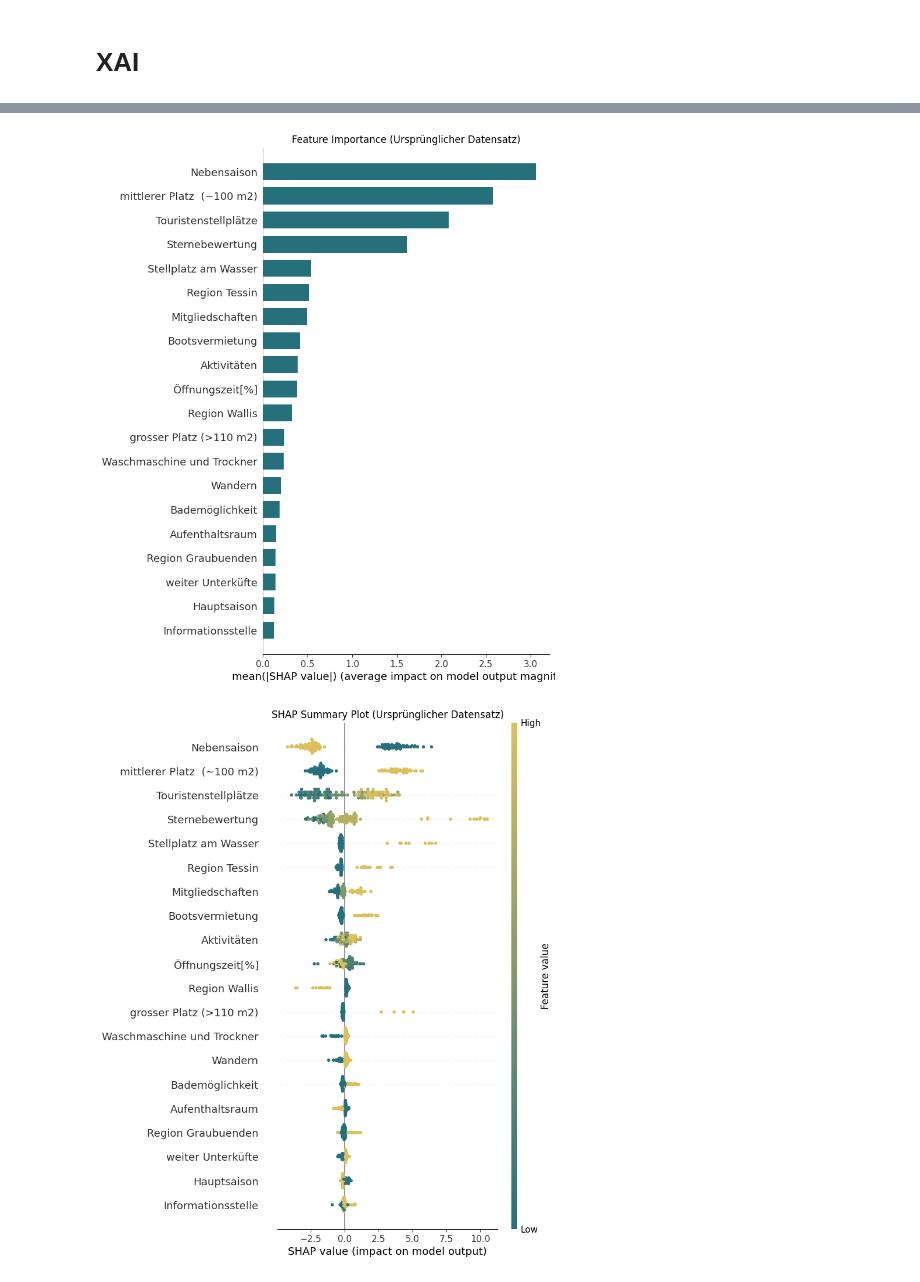
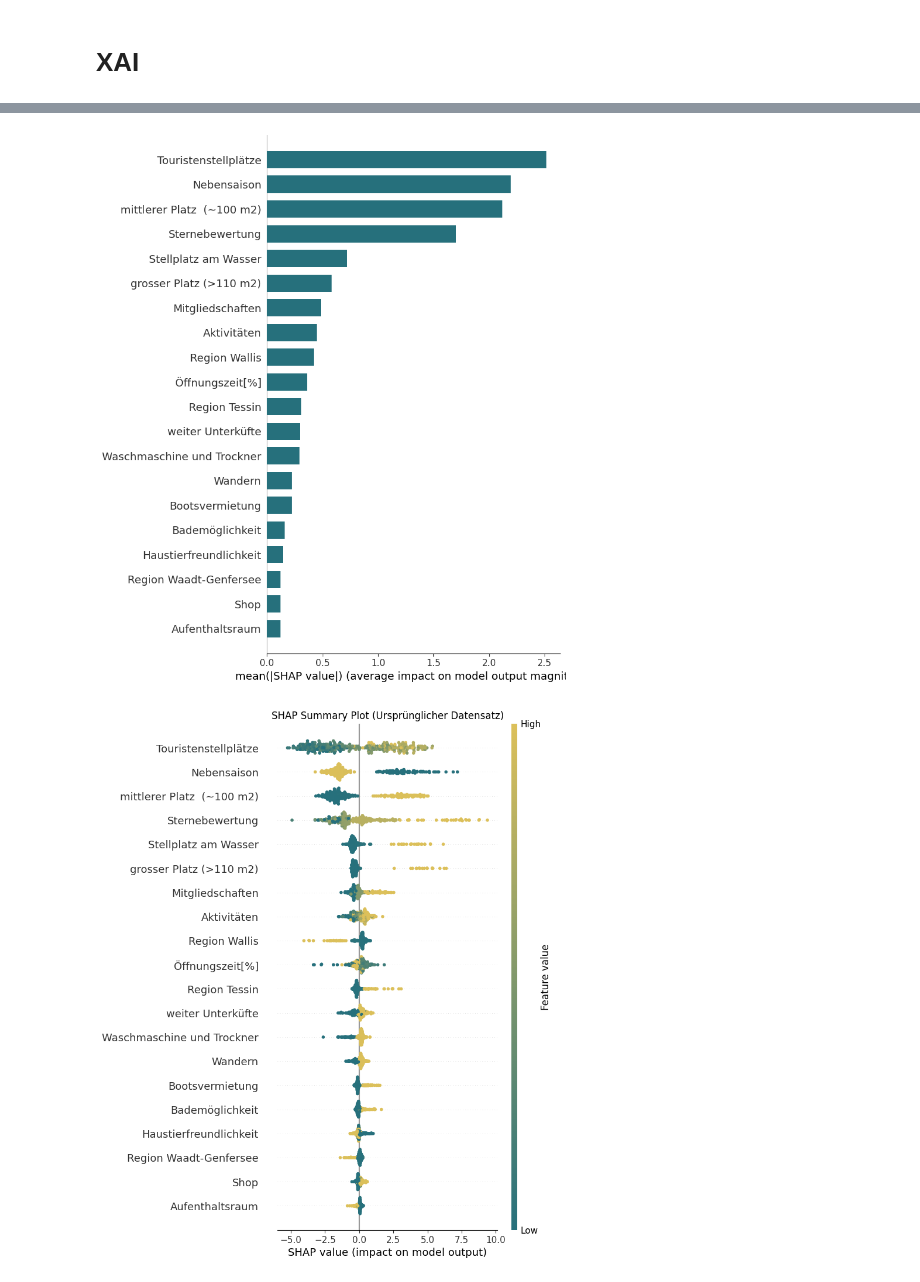
Before and after one commit to lydia-sa/Masterarbeit_Camping, a Jupyter notebook: _05_random_forest.ipynb, the cells around one changed output, grey strips where cells are left out. Saved outputs shown, nothing was run; the diff lists cells and outputs as text; code cells hidden in the pictures.

```diff
--- a/_05_random_forest.ipynb
+++ b/_05_random_forest.ipynb
@@ -16,4 +17,5 @@ import matplotlib.pyplot as plt
 df_analysis = pd.read_csv('df_camping_analysis.csv', encoding='utf-8')
 df_analysis_cor = pd.read_csv('df_camping_analysis_no_cor.csv', encoding='utf-8')
 df_analysis_outl = pd.read_csv('df_camping_analysis_no_outl.csv', encoding='utf-8')
+df_analysis_dopp = pd.read_csv('df_camping_analysis_dopp.csv', encoding='utf-8')
 # %%
@@ -217,19 +232,16 @@ plt.show()
 # %%
-from matplotlib.colors import LinearSegmentedColormap
-
 # SHAP-Analyse durchführen
-explainer_analysis = shap.Explainer(model, X_test_outl)
-shap_values_analysis = explainer_analysis(X_test_outl)
+explainer_analysis = shap.Explainer(model, X_test_dopp)
+shap_values_analysis = explainer_analysis(X_test_dopp)
 
 # SHAP-Werte visualisieren
-shap.summary_plot(shap_values_analysis, X_test_outl, plot_type="bar", show=False, color='#26707C')
-plt.title('Feature Importance (Ursprünglicher Datensatz)')
+shap.summary_plot(shap_values_analysis, X_test_dopp, plot_type="bar", show=False, color='#26707C')
 plt.show()
 
 newCmap = LinearSegmentedColormap.from_list("", ['#26707C','#DCC05A'])
-shap.summary_plot(shap_values_analysis, X_test_outl, show=False,cmap=newCmap)
+shap.summary_plot(shap_values_analysis, X_test_dopp, show=False,cmap=newCmap)
 plt.title('SHAP Summary Plot (Ursprünglicher Datensatz)')
 plt.show()
 # %% [output]
-[figure, old version]
+[figure, new version]
-[figure, old version]
+[figure, new version]
```
Also changed, not shown: parts of 8 cells of this notebook, 4 other files.
